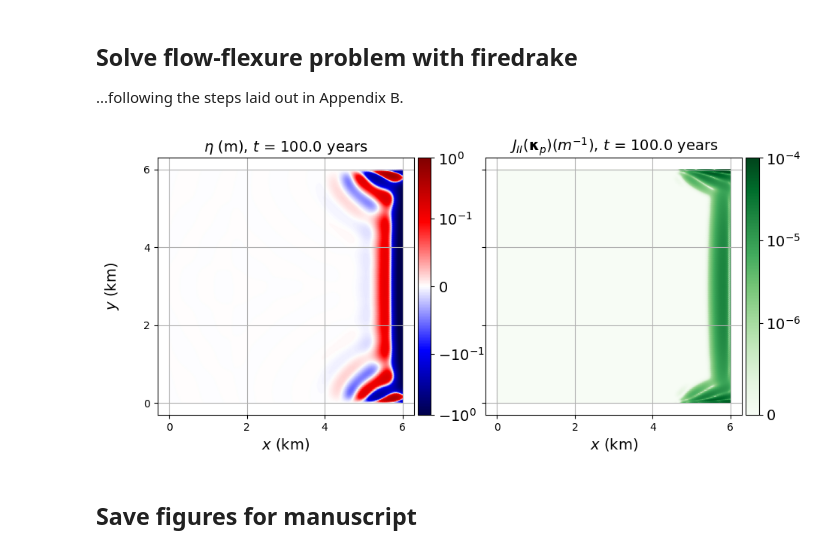
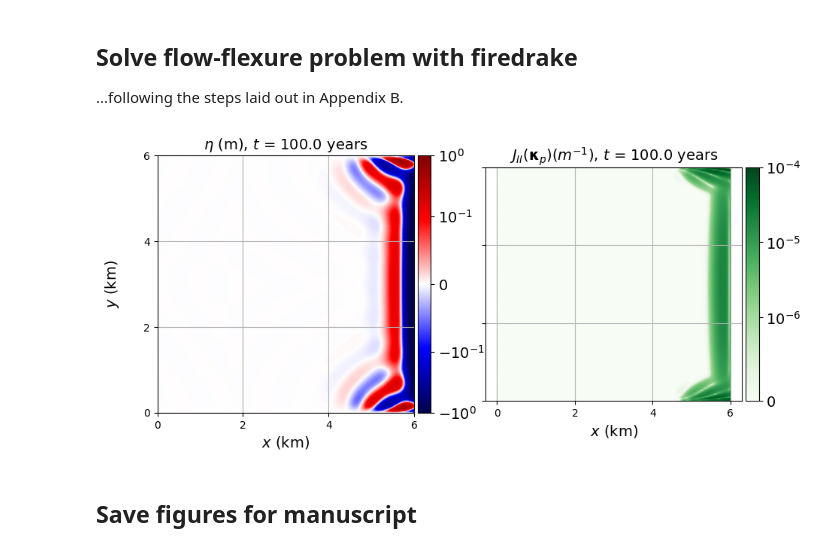
Before and after one commit to chrismiele/weird_flex, a Jupyter notebook: manuscript_notebooks/H3F_figure_3.ipynb, the cells around one changed output. Saved outputs shown, nothing was run; the diff lists cells and outputs as text; code cells hidden in the pictures.

```diff
--- a/manuscript_notebooks/H3F_figure_3.ipynb
+++ b/manuscript_notebooks/H3F_figure_3.ipynb
@@ -114,9 +113,8 @@
 G = g*year**2
 
 H_0 = Function(Q).project(Constant(H_gl)) #initial thickness
-s_0 = Function(Q).project((1 - ϱ)*H_0) #initial surface elevation
-s = s_0.copy(deepcopy = True)
 H = H_0.copy(deepcopy = True)
+s = Function(Q).project((1 - ϱ)*H) #initial surface elevation
 
 u_x = u_gl
 u_y = 0
@@ -336,11 +346,11 @@ for step in tqdm.trange(num_timesteps):
     Δη.project(η_dot*Δt) #update the change in deflection...
     η.project(η + Δη) #...the resulting net deflection...
     Δκ = κ_dot*Δt #...the change in curvature...
-    κ = Function(S).project(κ + Δκ) #...the resulting net curvature...
-    κ_p = Function(S).project(κ_p + (α - 1)*Δκ) #...and the resulting net plastic curvature
+    κ.project(κ + Δκ) #...the resulting net curvature...
+    κ_p.project(κ_p + (α - 1)*Δκ) #...and the resulting net plastic curvature
 
-    s = Function(Q).project(s + Δη) #update the surface elevation
-    b = Function(Q).project(b + Δη) #and the basal elevation
+    s.project(s + Δη) #update the surface elevation
+    b.project(b + Δη) #and the basal elevation
     Δs = Function(Q).project(s - s_0) #and also record the change in surface elevation for a more intuitive parameter to plot
 
     #also define each component of the curvature tensors explicitly for advection
@@ -357,10 +367,9 @@ for step in tqdm.trange(num_timesteps):
     κp_xy = transport_solver.prognostic_solve(Δt, field = κp_xy, velocity = u, field_inflow = κp_xy, field_accumulation = Constant(0))
     κp_yy = transport_solver.prognostic_solve(Δt, field = κp_yy, velocity = u, field_inflow = κp_yy, field_accumulation = Constant(0))
 
-    η = Function(Q).project(η)
     κ.project(as_tensor([[κ_xx, κ_xy], [κ_xy, κ_yy]]))
     κ_p.project(as_tensor([[κp_xx, κp_xy], [κp_xy, κp_yy]]))
-    γ = Function(Q).project(sqrt(1/2*(κ_p[0, 0]**2 + κ_p[1, 1]**2 + κ_p[0, 1]**2 + κ_p[1, 0]**2))) #damage as J_II(κ_p)
+    γ.project(sqrt(1/2*(κ_p[0, 0]**2 + κ_p[1, 1]**2 + κ_p[0, 1]**2 + κ_p[1, 0]**2))) #damage as J_II(κ_p)
 
     η_profile.append(η.at(Y, tolerance = 1e-10))
     κ_profile.append(γ.at(Y, tolerance = 1e-10))
@@ -374,34 +383,36 @@ for step in tqdm.trange(num_timesteps):
     fig, axes = plt.subplots(1, 2, figsize=(10, 5), sharey=True, gridspec_kw={'wspace': 0.2})
 
     plots = [(η, 'seismic', colors.SymLogNorm(linthresh=0.1, base=10, vmin=-1, vmax=1), r'$\eta$ (m)'),
              (γ, 'Greens', colors.SymLogNorm(linthresh=1e-6, base=10, vmin=0, vmax=1e-4), r'$J_{II}(\mathbf{\kappa}_p) (m^{-1})$')]
     for ax, (data, cmap, norm, title) in zip(axes, plots):
         ax.set_aspect('equal')
         plot = tripcolor(data, axes=ax, cmap=cmap, norm=norm)
         divider = make_axes_locatable(ax)
         cax = divider.append_axes("right", size="5%", pad=0.05)
         cbar = fig.colorbar(plot, cax=cax)
         cbar.ax.tick_params(labelsize=14, direction='out')
         ax.set_xticks(range(0, Lx + 1, 2000))
         ax.set_xticklabels(range(0, int(Lx / 1000) + 1, 2), fontsize=10)
         ax.set_xlabel('$x$ (km)', fontsize=14)
         ax.set_title(f'{title}, $t$ = {step * Δt:.1f} years', fontsize=14)
         ax.grid()
     axes[0].set_yticks([])  # Remove y-ticks from the left plot
     axes[1].set_yticks(range(0, Ly + 1, 2000))
     axes[1].set_yticklabels(range(0, int(Ly / 1000) + 1, 2), fontsize=10)
     axes[1].yaxis.tick_left()
     axes[1].yaxis.set_label_position("left")
+    axes[0].set_xlim(0, Lx)
+    axes[1].set_ylim(0, Ly)
     fig.text(0.04, 0.5, '$y$ (km)', va='center', ha='center', fontsize=14, rotation=90)
     plt.subplots_adjust(left=0.1, right=0.9, bottom=0.1, top=0.9, wspace=0.2)
     plt.savefig(f'η_κ_{step}.png')
 
     if num_timesteps - step > 1:
         plt.close()
     else:
         plt.show() #only show the last plot
 # %% [output]
-[figure, old version]
+[figure, new version]
 # %% [markdown]
 ## Save figures for manuscript
 # %%
```
Also changed, not shown: parts of 4 cells of this notebook.
